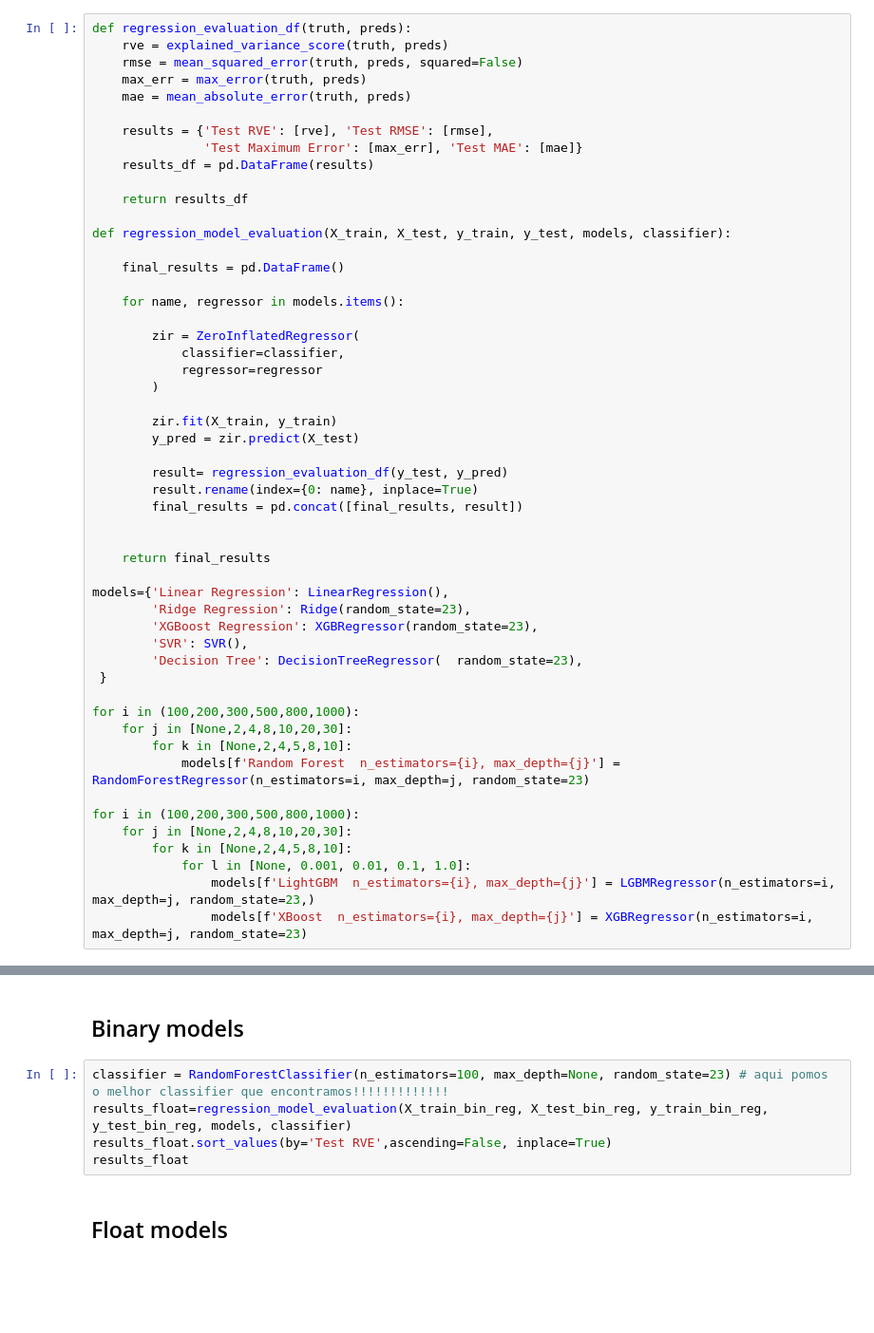
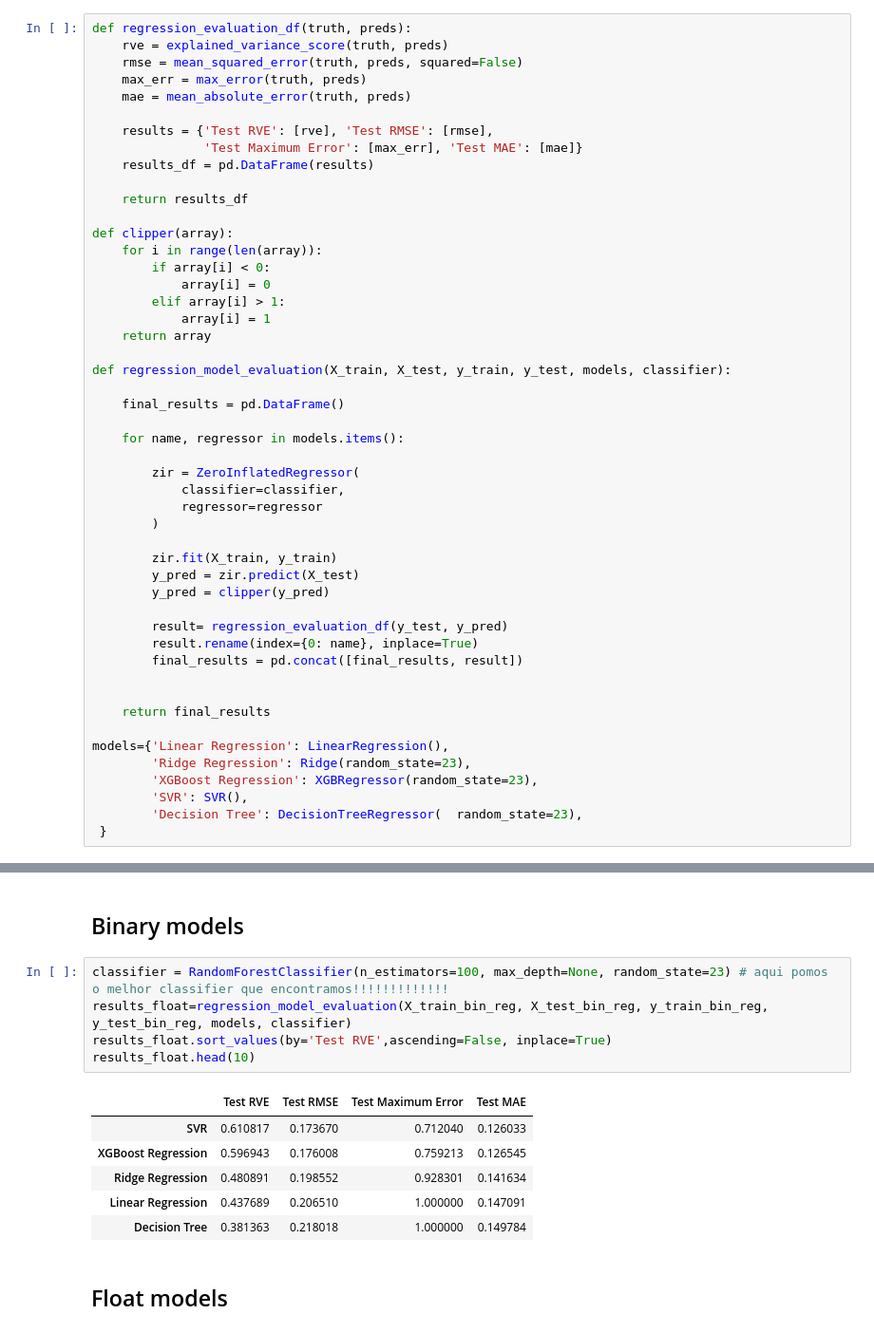
Before and after one commit to a59490/G23_ML_HA3, a Jupyter notebook: HA3G23.ipynb, the cells around one changed output, grey strips where cells are left out. Shown at 95% size. Saved outputs shown, nothing was run; the diff lists cells and outputs as text; blank space fills up the shorter version.

Commit message:
added the cliper func, lightwight version

```diff
--- a/HA3G23.ipynb
+++ b/HA3G23.ipynb
@@ -319,6 +330,14 @@ def regression_evaluation_df(truth, preds):
     results_df = pd.DataFrame(results)
 
     return results_df
+
+def clipper(array):
+    for i in range(len(array)):
+        if array[i] < 0:
+            array[i] = 0
+        elif array[i] > 1:
+            array[i] = 1
+    return array
 
 def regression_model_evaluation(X_train, X_test, y_train, y_test, models, classifier):
 
@@ -333,6 +352,7 @@ def regression_model_evaluation(X_train, X_test, y_train, y_test, models, classi
 
         zir.fit(X_train, y_train)
         y_pred = zir.predict(X_test)
+        y_pred = clipper(y_pred)
 
         result= regression_evaluation_df(y_test, y_pred)
         result.rename(index={0: name}, inplace=True)
@@ -347,15 +367,3 @@ models={'Linear Regression': LinearRegression(),
         'SVR': SVR(),
         'Decision Tree': DecisionTreeRegressor(  random_state=23),
  }
-
-for i in (100,200,300,500,800,1000):
-    for j in [None,2,4,8,10,20,30]:
-        for k in [None,2,4,5,8,10]:
-            models[f'Random Forest  n_estimators={i}, max_depth={j}'] = RandomForestRegressor(n_estimators=i, max_depth=j, random_state=23)
-
-for i in (100,200,300,500,800,1000):
-    for j in [None,2,4,8,10,20,30]:
-        for k in [None,2,4,5,8,10]:
-            for l in [None, 0.001, 0.01, 0.1, 1.0]:
-                models[f'LightGBM  n_estimators={i}, max_depth={j}'] = LGBMRegressor(n_estimators=i, max_depth=j, random_state=23,)
-                models[f'XBoost  n_estimators={i}, max_depth={j}'] = XGBRegressor(n_estimators=i, max_depth=j, random_state=23)
@@ -391,8 +413,15 @@ X_train_float_reg, X_test_float_reg, y_train_float_reg, y_test_float_reg = train
 # %%
 classifier = RandomForestClassifier(n_estimators=100, max_depth=None, random_state=23) # aqui pomos o melhor classifier que encontramos!!!!!!!!!!!!!
 results_float=regression_model_evaluation(X_train_bin_reg, X_test_bin_reg, y_train_bin_reg, y_test_bin_reg, models, classifier)
 results_float.sort_values(by='Test RVE',ascending=False, inplace=True)
-results_float
+results_float.head(10)
+# %% [output]
+|  | Test RVE | Test RMSE | Test Maximum Error | Test MAE |
+| SVR | 0.610817 | 0.173670 | 0.712040 | 0.126033 |
+| XGBoost Regression | 0.596943 | 0.176008 | 0.759213 | 0.126545 |
+| Ridge Regression | 0.480891 | 0.198552 | 0.928301 | 0.141634 |
+| Linear Regression | 0.437689 | 0.206510 | 1.000000 | 0.147091 |
+| Decision Tree | 0.381363 | 0.218018 | 1.000000 | 0.149784 |
 # %% [markdown]
 ## Float models
 # %%
```
Also changed, not shown: parts of 25 cells of this notebook, 1 other file.
